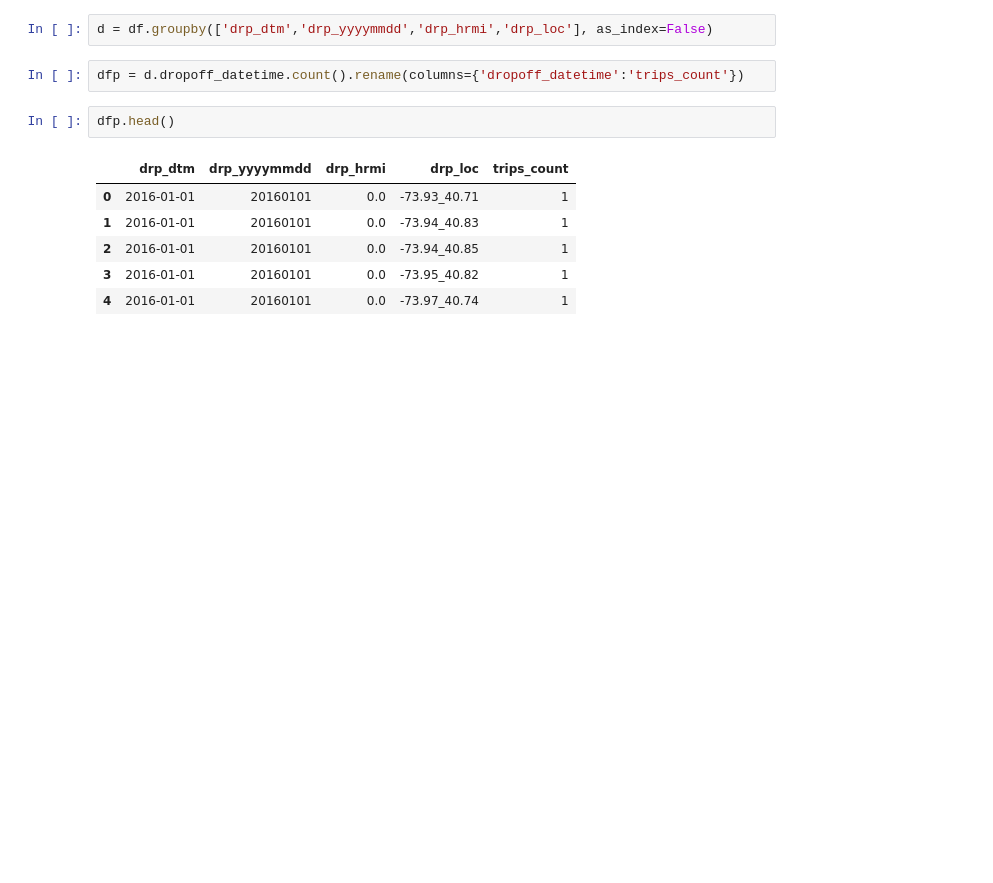
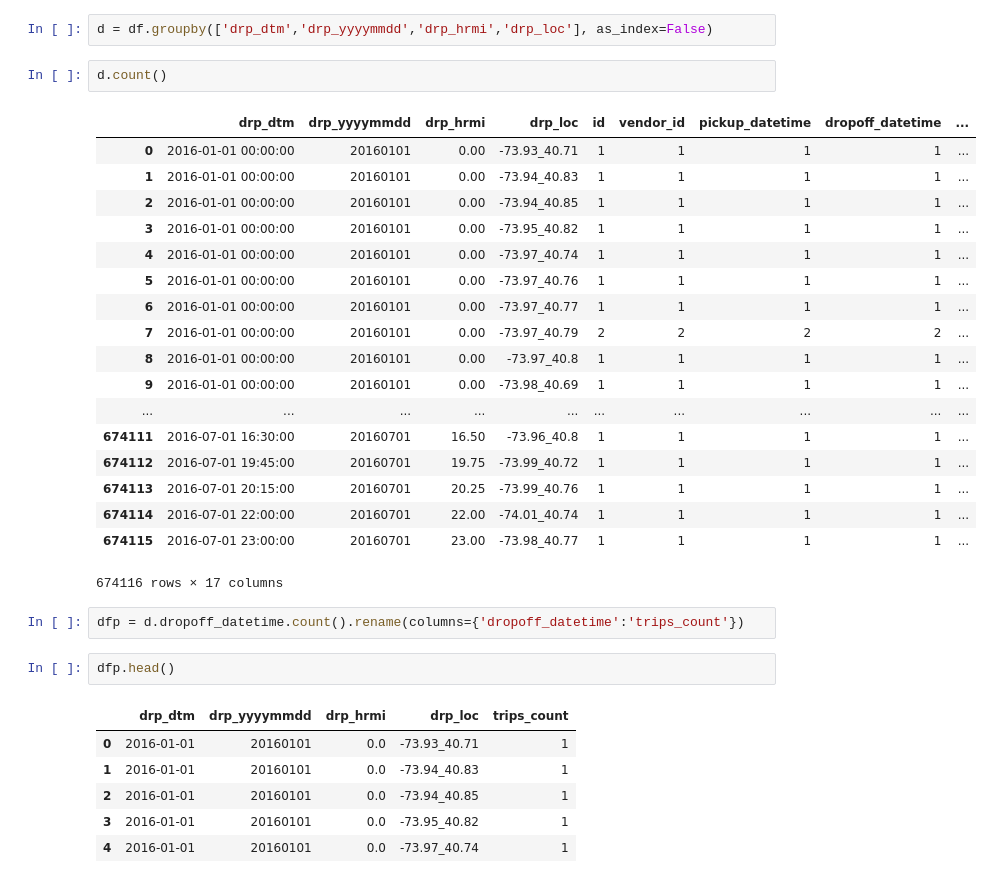
Before and after one commit to aanels/ga_homeworks, a Jupyter notebook: unit-4_project/Time Series model EDA.ipynb, the cells around one changed output. Cells and saved outputs as stored; diff of their text form; blank space fills up the shorter version.

```diff
--- a/unit-4_project/Time Series model EDA.ipynb
+++ b/unit-4_project/Time Series model EDA.ipynb
@@ -164,5 +184,26 @@ df.head()
 # %%
 d = df.groupby(['drp_dtm','drp_yyyymmdd','drp_hrmi','drp_loc'], as_index=False)
+# %%
+d.count()
+# %% [output]
+|  | drp_dtm | drp_yyyymmdd | drp_hrmi | drp_loc | id | vendor_id | pickup_datetime | dropoff_datetime | ... |
+| 0 | 2016-01-01 00:00:00 | 20160101 | 0.00 | -73.93_40.71 | 1 | 1 | 1 | 1 | ... |
+| 1 | 2016-01-01 00:00:00 | 20160101 | 0.00 | -73.94_40.83 | 1 | 1 | 1 | 1 | ... |
+| 2 | 2016-01-01 00:00:00 | 20160101 | 0.00 | -73.94_40.85 | 1 | 1 | 1 | 1 | ... |
+| 3 | 2016-01-01 00:00:00 | 20160101 | 0.00 | -73.95_40.82 | 1 | 1 | 1 | 1 | ... |
+| 4 | 2016-01-01 00:00:00 | 20160101 | 0.00 | -73.97_40.74 | 1 | 1 | 1 | 1 | ... |
+| 5 | 2016-01-01 00:00:00 | 20160101 | 0.00 | -73.97_40.76 | 1 | 1 | 1 | 1 | ... |
+| 6 | 2016-01-01 00:00:00 | 20160101 | 0.00 | -73.97_40.77 | 1 | 1 | 1 | 1 | ... |
+| 7 | 2016-01-01 00:00:00 | 20160101 | 0.00 | -73.97_40.79 | 2 | 2 | 2 | 2 | ... |
+| 8 | 2016-01-01 00:00:00 | 20160101 | 0.00 | -73.97_40.8 | 1 | 1 | 1 | 1 | ... |
+| 9 | 2016-01-01 00:00:00 | 20160101 | 0.00 | -73.98_40.69 | 1 | 1 | 1 | 1 | ... |
+| ... | ... | ... | ... | ... | ... | ... | ... | ... | ... |
+| 674111 | 2016-07-01 16:30:00 | 20160701 | 16.50 | -73.96_40.8 | 1 | 1 | 1 | 1 | ... |
+| 674112 | 2016-07-01 19:45:00 | 20160701 | 19.75 | -73.99_40.72 | 1 | 1 | 1 | 1 | ... |
+| 674113 | 2016-07-01 20:15:00 | 20160701 | 20.25 | -73.99_40.76 | 1 | 1 | 1 | 1 | ... |
+| 674114 | 2016-07-01 22:00:00 | 20160701 | 22.00 | -74.01_40.74 | 1 | 1 | 1 | 1 | ... |
+| 674115 | 2016-07-01 23:00:00 | 20160701 | 23.00 | -73.98_40.77 | 1 | 1 | 1 | 1 | ... |
+674116 rows × 17 columns
 # %%
 dfp = d.dropoff_datetime.count().rename(columns={'dropoff_datetime':'trips_count'})
 # %%
```
Also changed, not shown: parts of 1 cell of this notebook.
